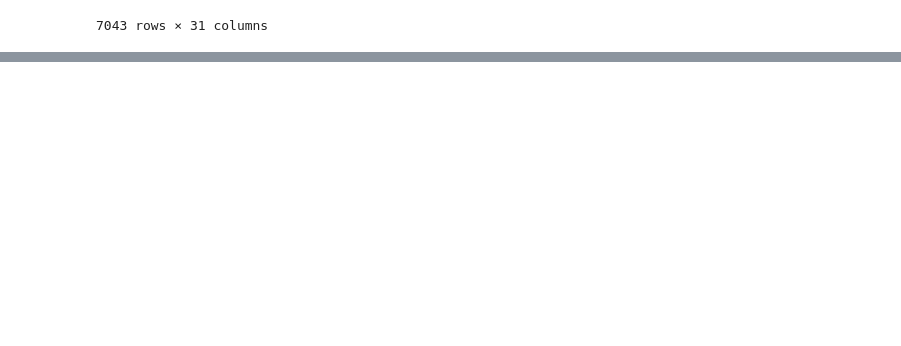
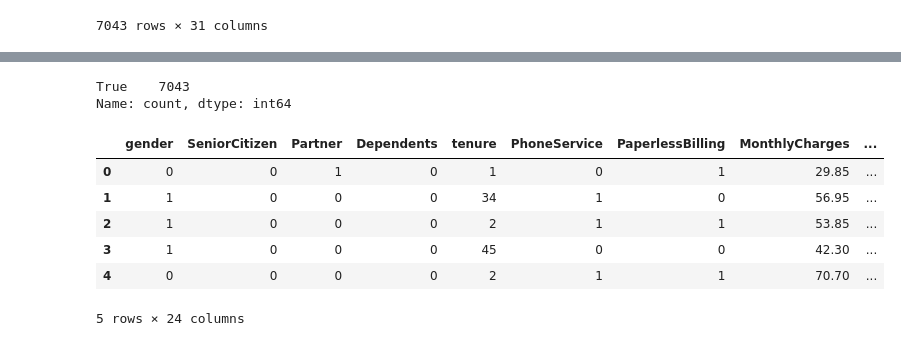
Before and after one commit to ishaandrade/telco-customer-churn, a Jupyter notebook: notebooks/EDA.ipynb, the cells around one changed output, grey strips where cells are left out. Cells and saved outputs as stored; diff of their text form; code cells hidden in the pictures; blank space fills up the shorter version.

```diff
--- a/notebooks/EDA.ipynb
+++ b/notebooks/EDA.ipynb
@@ -209,0 +284,13 @@ df["Churn"] = df['Churn'].astype(np.int64)
+# %%
+# Combining redundant columns to a single No_internet_service column
+df['No_internet_service'] = (
+  df['OnlineSecurity_No internet service'] |
+  df['OnlineBackup_No internet service'] |
+  df['DeviceProtection_No internet service'] |
+  df['TechSupport_No internet service'] |
+  df['StreamingTV_No internet service'] |
+  df['StreamingMovies_No internet service']
+).astype(np.int64)
+
+# Removing redundant columns which have been combined already to form the  from the Dataframe df
+df = df.drop(columns=[col for col in df.columns if 'No internet service' in col], axis=1)
@@ -209,0 +321,4 @@ df["Churn"] = df['Churn'].astype(np.int64)
+# %%
+# Removing the redundancy from the Phone Service related columns
+df['No_phone_service'] = df['MultipleLines_No phone service']
+df = df.drop('MultipleLines_No phone service', axis=1)
@@ -209,0 +331,4 @@ df["Churn"] = df['Churn'].astype(np.int64)
+# %%
+# Removing the No_phone_service column due to redundancy
+df = df.drop('No_phone_service', axis=1)
+df.head()
@@ -209,0 +343,18 @@ df["Churn"] = df['Churn'].astype(np.int64)
+# %%
+# Checking the redundancy between the No_Internet_Service columns and the InternetService columns
+df['No_internet_service'].eq(df['InternetService_No'], axis=0).value_counts() # Redundant, both columns are essentially the same, one of them can be dropped
+# %% [output]
+True    7043
+Name: count, dtype: int64
+# %%
+# Dropping the InternetService_No column due to redundancy
+df = df.drop('InternetService_No', axis=1)
+df.head()
+# %% [output]
+|  | gender | SeniorCitizen | Partner | Dependents | tenure | PhoneService | PaperlessBilling | MonthlyCharges | ... |
+| 0 | 0 | 0 | 1 | 0 | 1 | 0 | 1 | 29.85 | ... |
+| 1 | 1 | 0 | 0 | 0 | 34 | 1 | 0 | 56.95 | ... |
+| 2 | 1 | 0 | 0 | 0 | 2 | 1 | 1 | 53.85 | ... |
+| 3 | 1 | 0 | 0 | 0 | 45 | 0 | 0 | 42.30 | ... |
+| 4 | 0 | 0 | 0 | 0 | 2 | 1 | 1 | 70.70 | ... |
+5 rows × 24 columns
```
Also changed, not shown: parts of 19 cells of this notebook.
